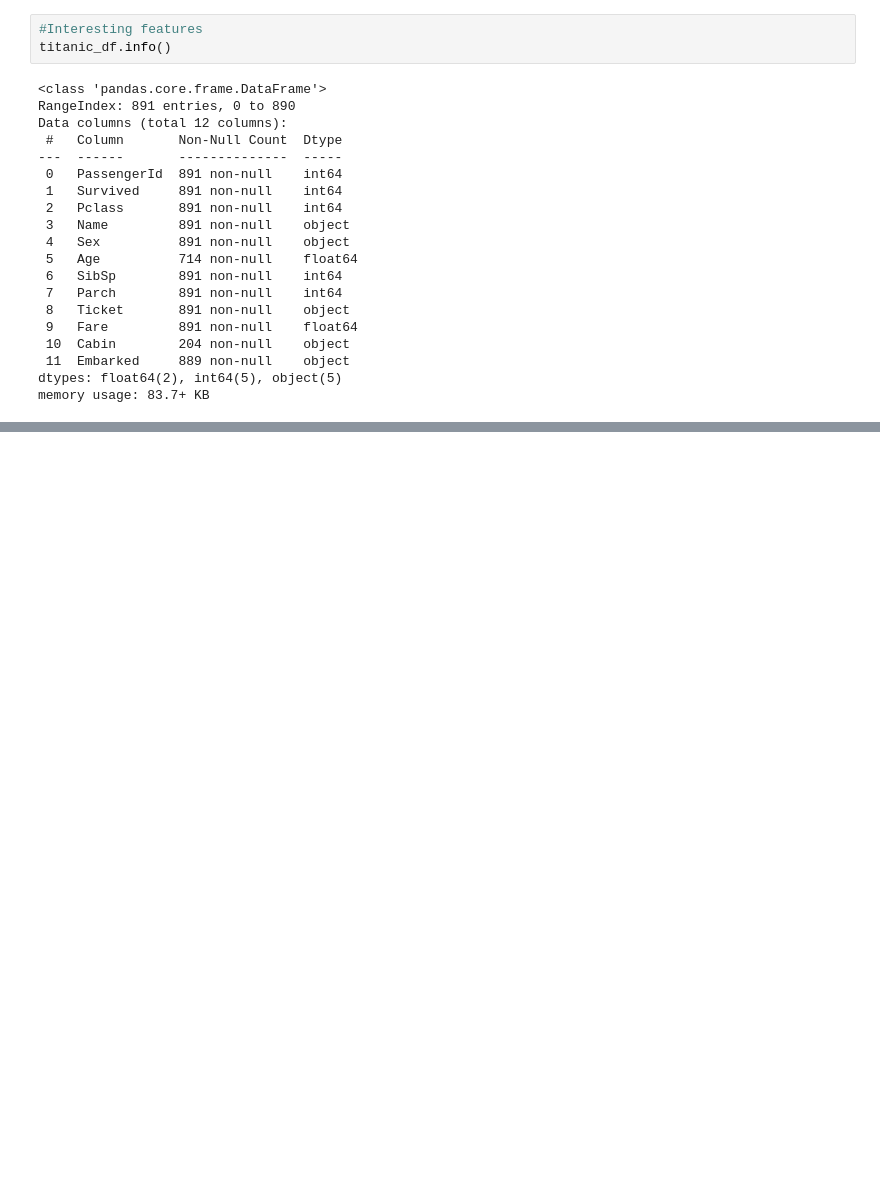
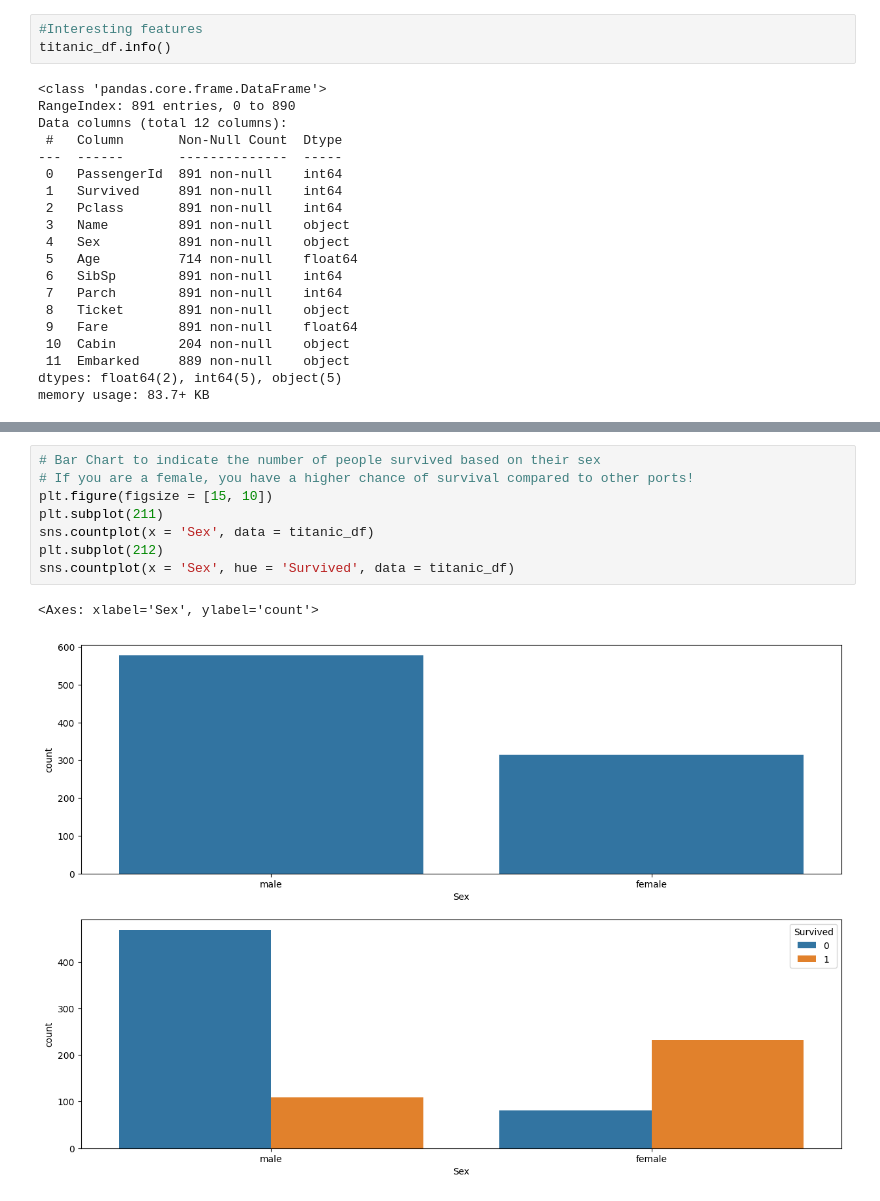
Before and after one commit to disha526/Titanic-Survival-Prediction-Using-Machine-Learning, a Jupyter notebook: Titanic_Survival_Prediction_Using_Machine_Learning.ipynb, the cells around one changed output, grey strips where cells are left out. Saved outputs shown, nothing was run; the diff lists cells and outputs as text; blank space fills up the shorter version.

```diff
--- a/Titanic_Survival_Prediction_Using_Machine_Learning.ipynb
+++ b/Titanic_Survival_Prediction_Using_Machine_Learning.ipynb
@@ -104,0 +127,11 @@ memory usage: 83.7+ KB
+# %%
+# Bar Chart to indicate the number of people survived based on their sex
+# If you are a female, you have a higher chance of survival compared to other ports!
+plt.figure(figsize = [15, 10])
+plt.subplot(211)
+sns.countplot(x = 'Sex', data = titanic_df)
+plt.subplot(212)
+sns.countplot(x = 'Sex', hue = 'Survived', data = titanic_df)
+# %% [output]
+<Axes: xlabel='Sex', ylabel='count'>
+[figure, added]
```
Also changed, not shown: parts of 19 cells of this notebook.
